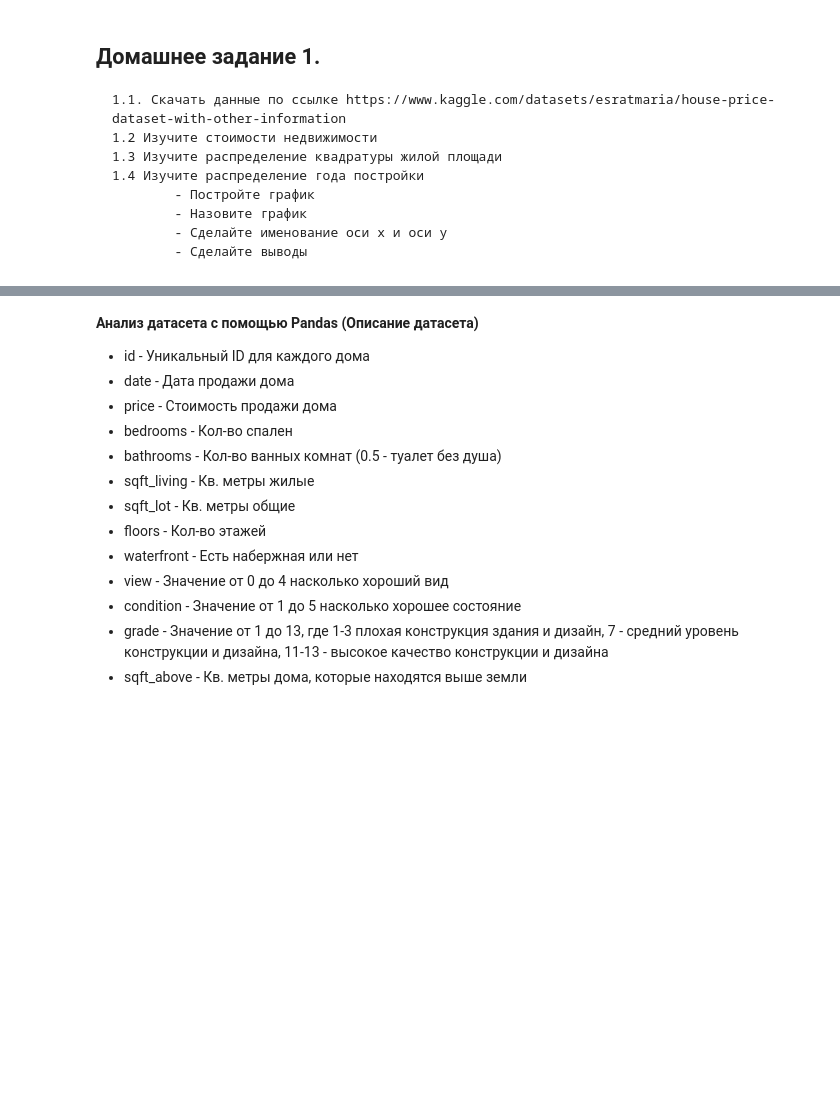
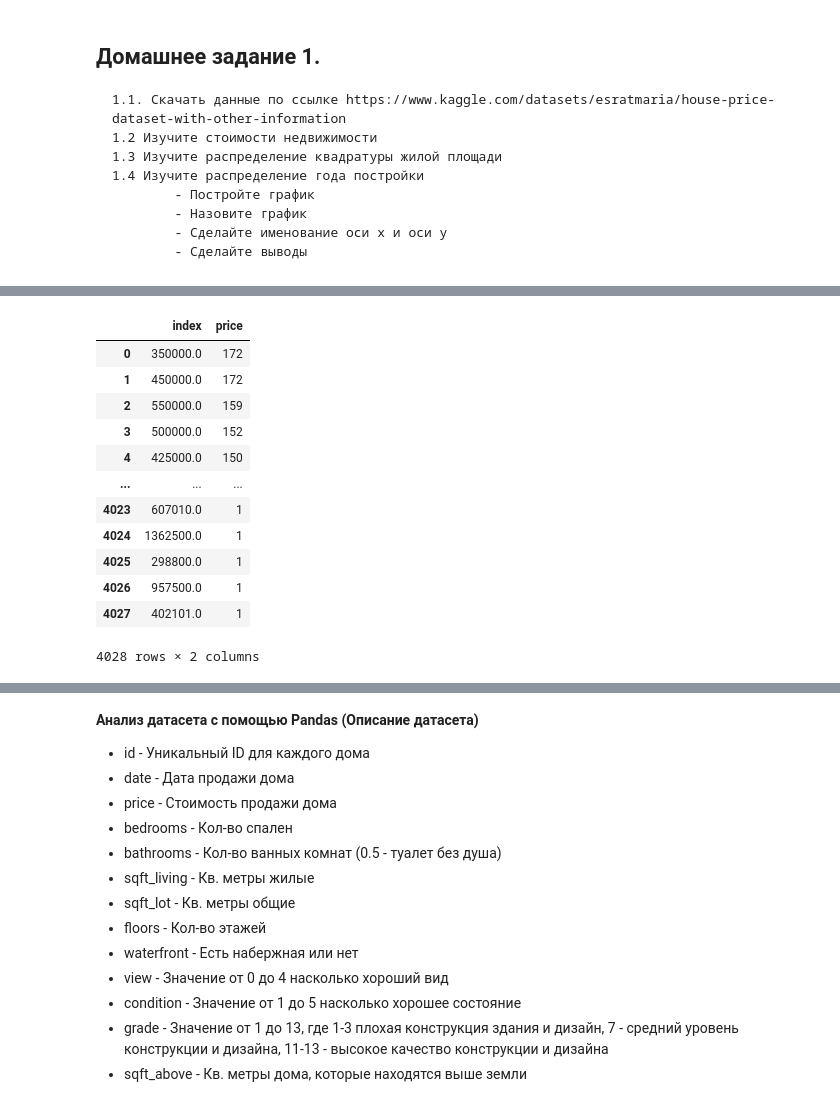
Before and after one commit to PhYziCiAN/python_for_analytics, a Jupyter notebook: PhY_for_An_Sem4_DZ.ipynb, the cells around one changed output, grey strips where cells are left out. Saved outputs shown, nothing was run; the diff lists cells and outputs as text; code cells hidden in the pictures; blank space fills up the shorter version.

```diff
--- a/PhY_for_An_Sem4_DZ.ipynb
+++ b/PhY_for_An_Sem4_DZ.ipynb
@@ -10,0 +55,17 @@
+# %%
+data1 = df['price'].value_counts().reset_index()
+data1
+# %% [output]
+|  | index | price |
+| 0 | 350000.0 | 172 |
+| 1 | 450000.0 | 172 |
+| 2 | 550000.0 | 159 |
+| 3 | 500000.0 | 152 |
+| 4 | 425000.0 | 150 |
+| ... | ... | ... |
+| 4023 | 607010.0 | 1 |
+| 4024 | 1362500.0 | 1 |
+| 4025 | 298800.0 | 1 |
+| 4026 | 957500.0 | 1 |
+| 4027 | 402101.0 | 1 |
+4028 rows × 2 columns
```
Also changed, not shown: parts of 5 cells of this notebook, 2 other files.
